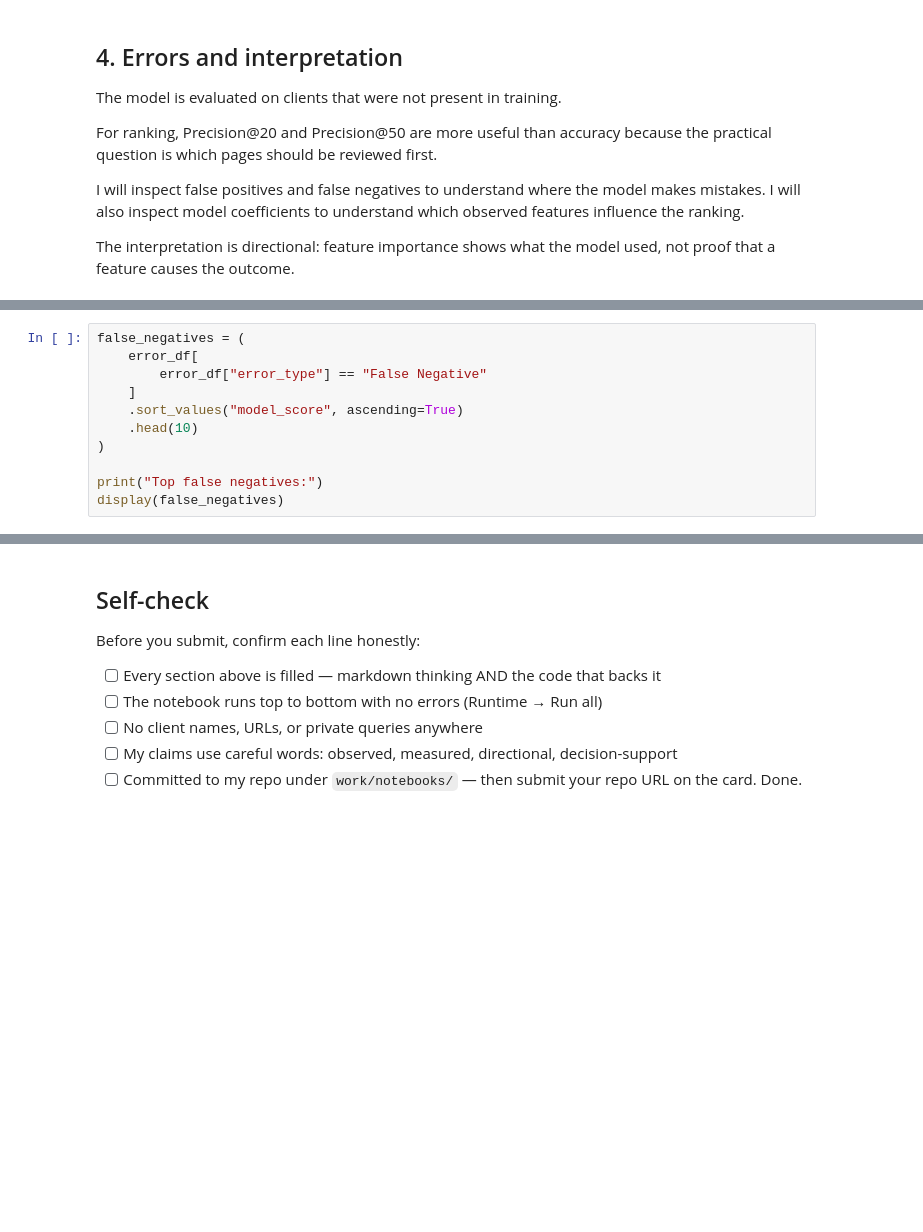
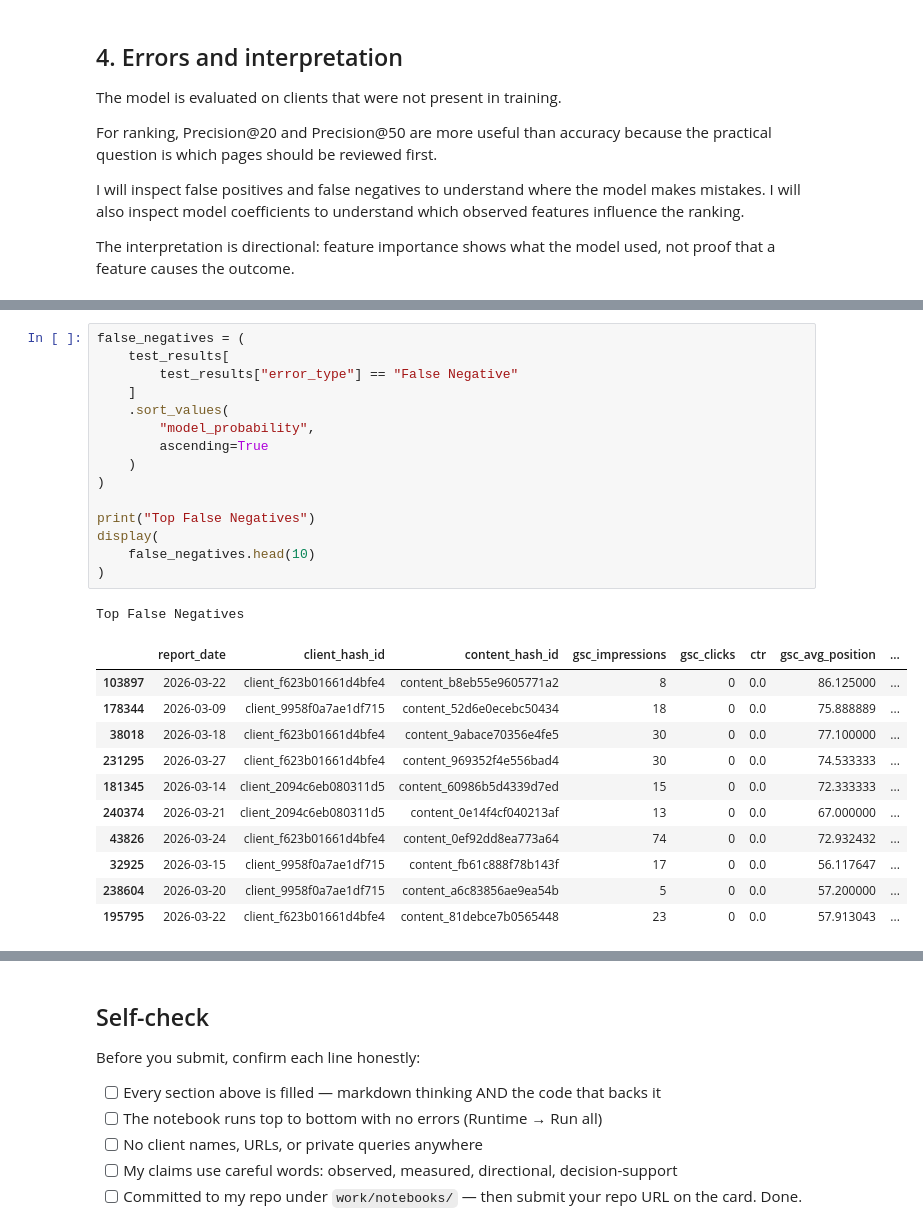
Before and after one commit to SamarBabar02/flyrank-ml-internship, a Jupyter notebook: work/notebooks/w05_model.ipynb, the cells around one changed output, grey strips where cells are left out. Saved outputs shown, nothing was run; the diff lists cells and outputs as text; blank space fills up the shorter version.

```diff
--- a/work/notebooks/w05_model.ipynb
+++ b/work/notebooks/w05_model.ipynb
@@ -380,12 +594,29 @@ display(false_positives)
 # %%
 false_negatives = (
-    error_df[
-        error_df["error_type"] == "False Negative"
+    test_results[
+        test_results["error_type"] == "False Negative"
     ]
-    .sort_values("model_score", ascending=True)
-    .head(10)
+    .sort_values(
+        "model_probability",
+        ascending=True
+    )
 )
 
-print("Top false negatives:")
-display(false_negatives)
+print("Top False Negatives")
+display(
+    false_negatives.head(10)
+)
+# %% [output]
+Top False Negatives
+|  | report_date | client_hash_id | content_hash_id | gsc_impressions | gsc_clicks | ctr | gsc_avg_position | ... |
+| 103897 | 2026-03-22 | client_f623b01661d4bfe4 | content_b8eb55e9605771a2 | 8 | 0 | 0.0 | 86.125000 | ... |
+| 178344 | 2026-03-09 | client_9958f0a7ae1df715 | content_52d6e0ecebc50434 | 18 | 0 | 0.0 | 75.888889 | ... |
+| 38018 | 2026-03-18 | client_f623b01661d4bfe4 | content_9abace70356e4fe5 | 30 | 0 | 0.0 | 77.100000 | ... |
+| 231295 | 2026-03-27 | client_f623b01661d4bfe4 | content_969352f4e556bad4 | 30 | 0 | 0.0 | 74.533333 | ... |
+| 181345 | 2026-03-14 | client_2094c6eb080311d5 | content_60986b5d4339d7ed | 15 | 0 | 0.0 | 72.333333 | ... |
+| 240374 | 2026-03-21 | client_2094c6eb080311d5 | content_0e14f4cf040213af | 13 | 0 | 0.0 | 67.000000 | ... |
+| 43826 | 2026-03-24 | client_f623b01661d4bfe4 | content_0ef92dd8ea773a64 | 74 | 0 | 0.0 | 72.932432 | ... |
+| 32925 | 2026-03-15 | client_9958f0a7ae1df715 | content_fb61c888f78b143f | 17 | 0 | 0.0 | 56.117647 | ... |
+| 238604 | 2026-03-20 | client_9958f0a7ae1df715 | content_a6c83856ae9ea54b | 5 | 0 | 0.0 | 57.200000 | ... |
+| 195795 | 2026-03-22 | client_f623b01661d4bfe4 | content_81debce7b0565448 | 23 | 0 | 0.0 | 57.913043 | ... |
 # %%
```
Also changed, not shown: parts of 26 cells of this notebook.
